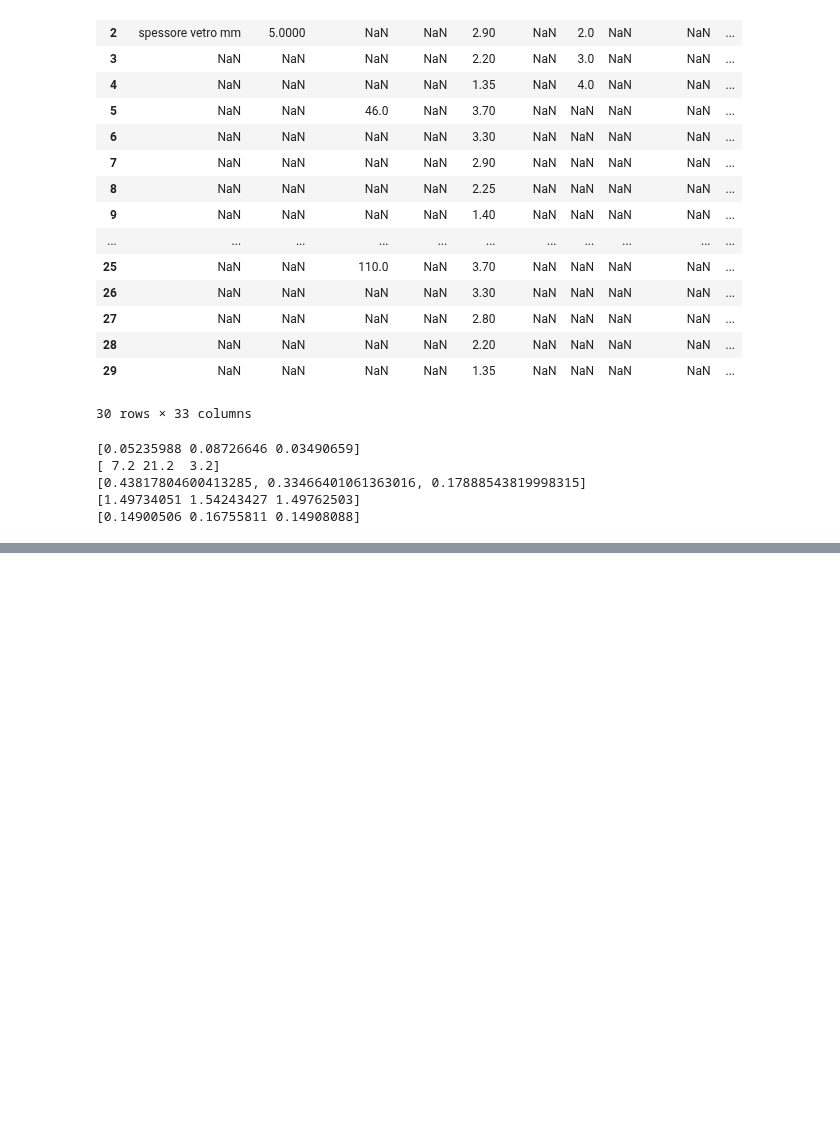
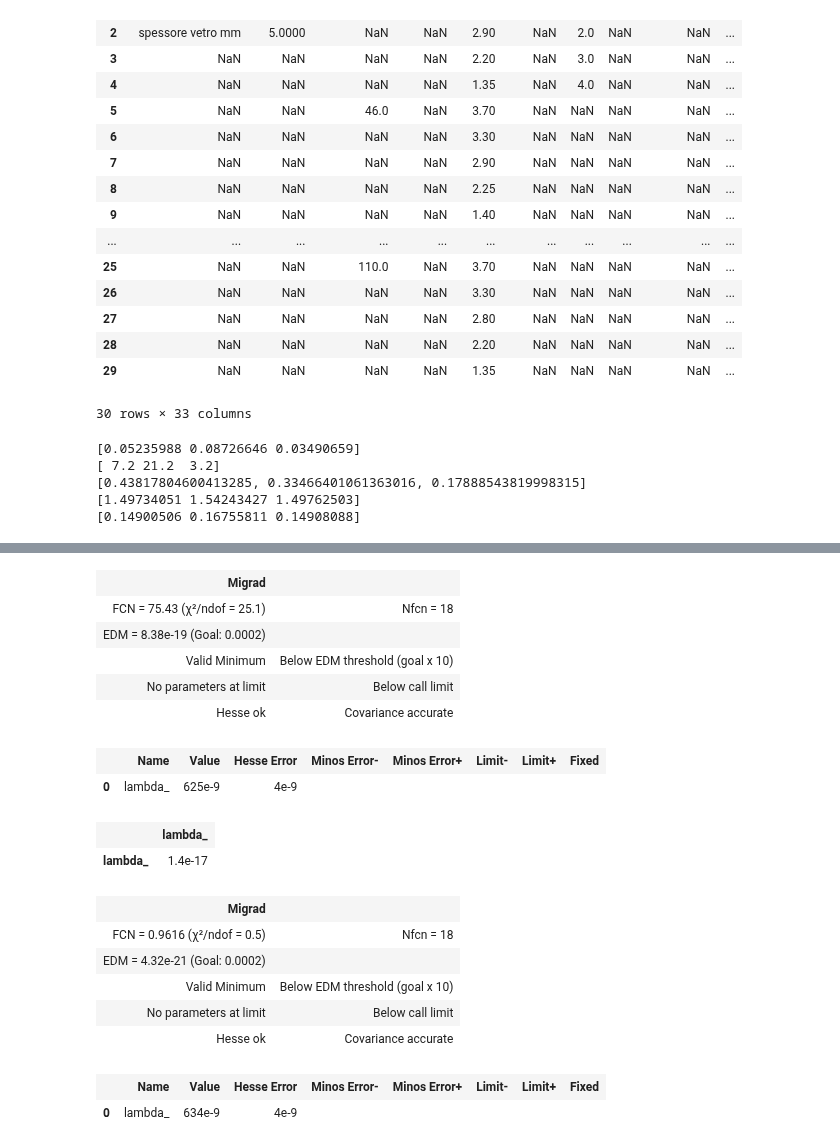
Before and after one commit to ARossiUnimib/Laboratorio-2---Gruppo-21-A.A.-2023-24, a Jupyter notebook: Notebooks/Interferometro.ipynb, the cells around one changed output, grey strips where cells are left out. Drawn from its saved outputs; the diff is of its cells as text; code cells hidden in the pictures; blank space fills up the shorter version.

```diff
--- a/Notebooks/Interferometro.ipynb
+++ b/Notebooks/Interferometro.ipynb
@@ -412,0 +322,80 @@ display(m)
+# %%
+#passo righello
+d = 10**(-3) # metri
+
+d_Pt_P0 = 13.80 * 10**(-2)
+err_d_Pt_P0 = 0.5 * 10**(-3)
+
+D = 1.29
+err_D = 1 * 10**(-2) # più grande visto che si usa il metro
+
+# praticamente inutili
+d_laser_righello = 2.29
+err_d_laser_righello = 5 * 10**(-3)
+
+d_P0_PN = np.array([1.4, 2.1, 3.6, 4.6]) * 10**(-2)
+err_d_P0_PN = 1 * 10**(-3)
+
+# L distanza tra P_0 e P_N
+# l distanza tra Pt e P_0
+L = d_P0_PN
+l = d_Pt_P0
+err_l = err_d_Pt_P0
+err_L = err_d_P0_PN
+
+# considero angoli piccoli
+# arctan(x) = x
+# cos(x) = 1 - x**2/2
+theta_inc = l/(2*D)
+theta_N = (L+l/2)/(D)
+
+cos_theta_inc = 1-theta_inc**2/2
+cos_theta_N = 1-theta_N**2/2
+
+N = np.array([1, 2, 3, 4])
+y = d * (cos_theta_inc - cos_theta_N)
+
+# Propagazione errori fatta a mano
+err_y = d/(2*D**2)*np.sqrt(((L*l-L**2)/D*err_D)**2+((l-2*L)*err_L)**2+(L*err_l)**2)
+def model(x, lambda_):
+    return lambda_*x
+
+minimi_quadrati = LeastSquares(N, y, err_y, model)
+
+m = Minuit(minimi_quadrati, lambda_=630*10**(-9))
+
+m.migrad()
+m.hesse()
+display(m)
+
+# rimuovo secondo elemento (ha un valore anomalo)
+y = np.delete(y, 1)
+err_y = np.delete(err_y, 1)
+N = np.delete(N, 1)
+
+minimi_quadrati = LeastSquares(N, y, err_y, model)
+
+m = Minuit(minimi_quadrati, lambda_=630*10**(-9))
+
+m.migrad()
+m.hesse()
+display(m)
+# %% [output]
+| Migrad |  |
+| FCN = 75.43 (χ²/ndof = 25.1) | Nfcn = 18 |
+| EDM = 8.38e-19 (Goal: 0.0002) |  |
+| Valid Minimum | Below EDM threshold (goal x 10) |
+| No parameters at limit | Below call limit |
+| Hesse ok | Covariance accurate |
+|  | Name | Value | Hesse Error | Minos Error- | Minos Error+ | Limit- | Limit+ | Fixed |
+| 0 | lambda_ | 625e-9 | 4e-9 |  |  |  |  |  |
+|  | lambda_ |
+| lambda_ | 1.4e-17 |
+| Migrad |  |
+| FCN = 0.9616 (χ²/ndof = 0.5) | Nfcn = 18 |
+| EDM = 4.32e-21 (Goal: 0.0002) |  |
+| Valid Minimum | Below EDM threshold (goal x 10) |
+| No parameters at limit | Below call limit |
+| Hesse ok | Covariance accurate |
+|  | Name | Value | Hesse Error | Minos Error- | Minos Error+ | Limit- | Limit+ | Fixed |
+| 0 | lambda_ | 634e-9 | 4e-9 |  |  |  |  |  |
```
Also changed, not shown: parts of 2 cells of this notebook.
